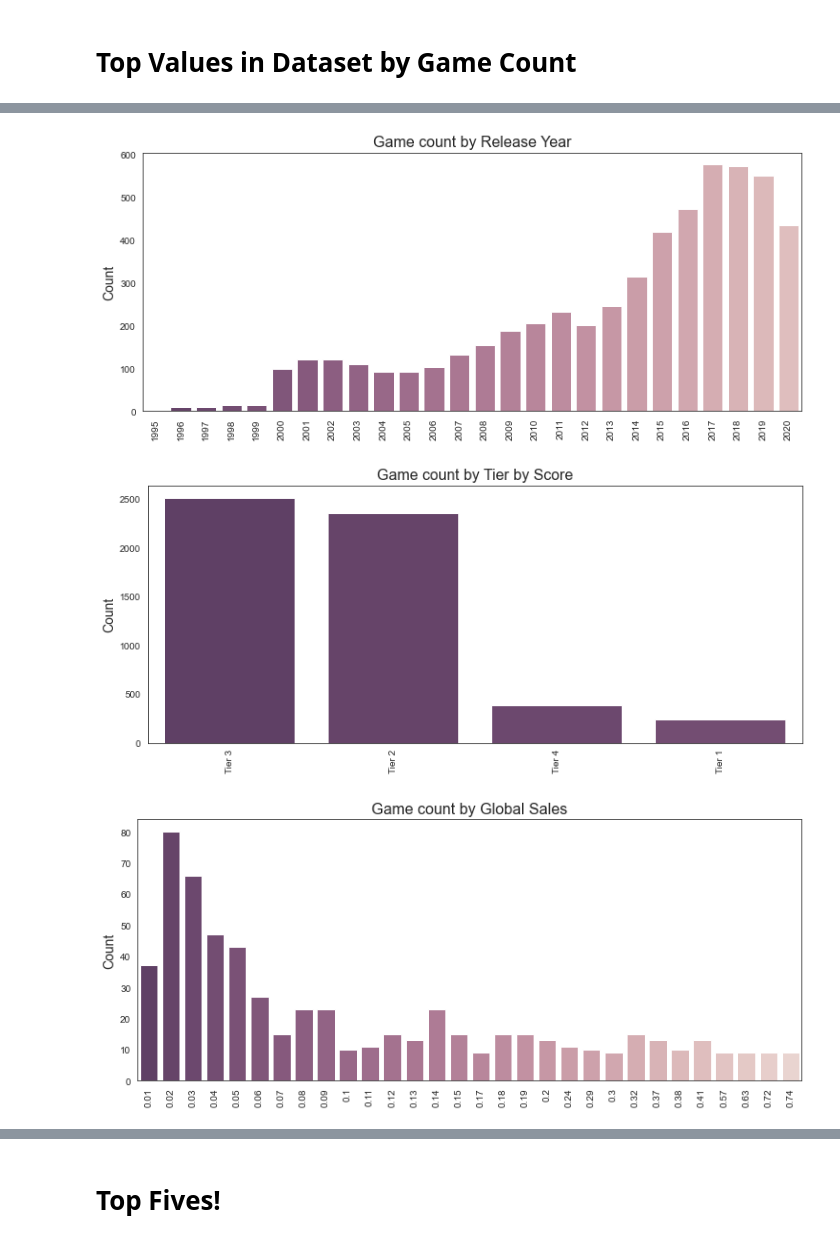
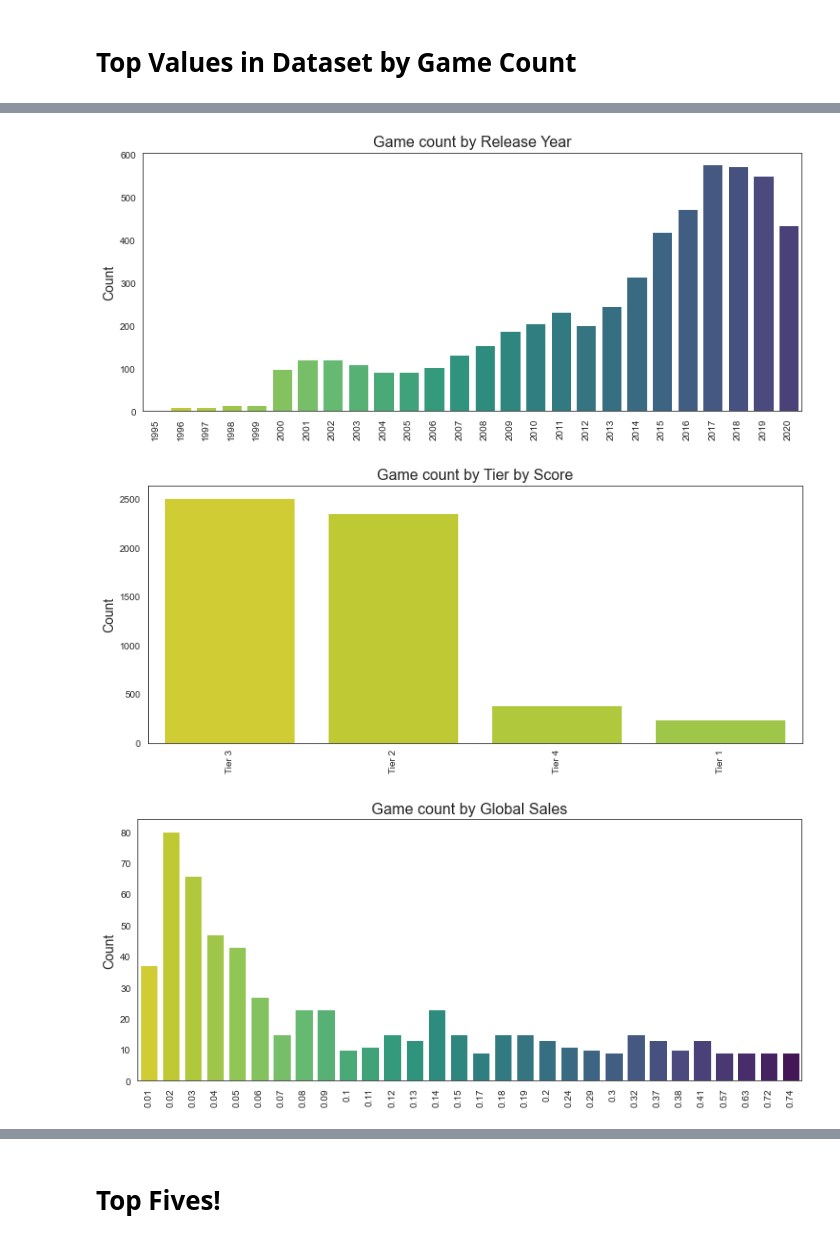
Before and after one commit to taznuva/Video-Games, a Jupyter notebook: Segment 3/Data Exploration/games_analysis.ipynb, the cells around one changed output, grey strips where cells are left out. Cells and saved outputs as stored; diff of their text form; code cells hidden in the pictures.

```diff
--- a/Segment 3/Data Exploration/games_analysis.ipynb
+++ b/Segment 3/Data Exploration/games_analysis.ipynb
@@ -123,7 +123,7 @@ for col in cols:
     sns.set_style("white")
     plt.figure(figsize=(12.4, 5))
     plt.xticks(rotation=90)
-    sns.barplot(x=col, y='Game Name', data=chart[:30], palette=sns.cubehelix_palette((12 if col == 'Main Genre' else 30), dark=0.3, light=.85, reverse=True)).set_title(('Game count by '+col), fontsize=16)
+    sns.barplot(x=col, y='Game Name', data=chart[:30], palette=sns.color_palette("viridis_r", (12 if col == 'Main Genre' else 30))).set_title(('Game count by '+col), fontsize=16)
     plt.ylabel('Count', fontsize=14)
     plt.xlabel('')
     plt.show()
@@ -135,3 +135,3 @@ for col in cols:
-[figure, old version]
+[figure, new version]
-[figure, old version]
+[figure, new version]
-[figure, old version]
+[figure, new version]
```
Also changed, not shown: parts of 9 cells of this notebook, 4 other files.
